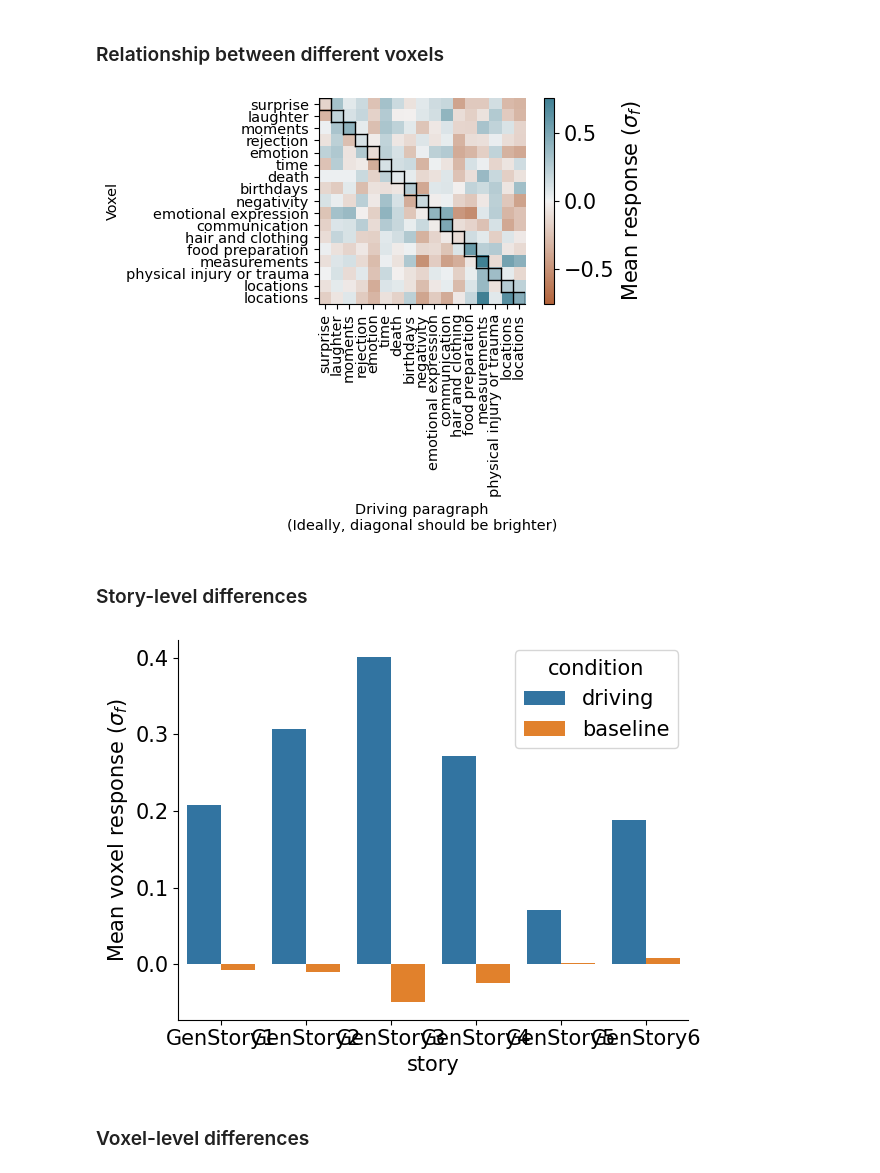
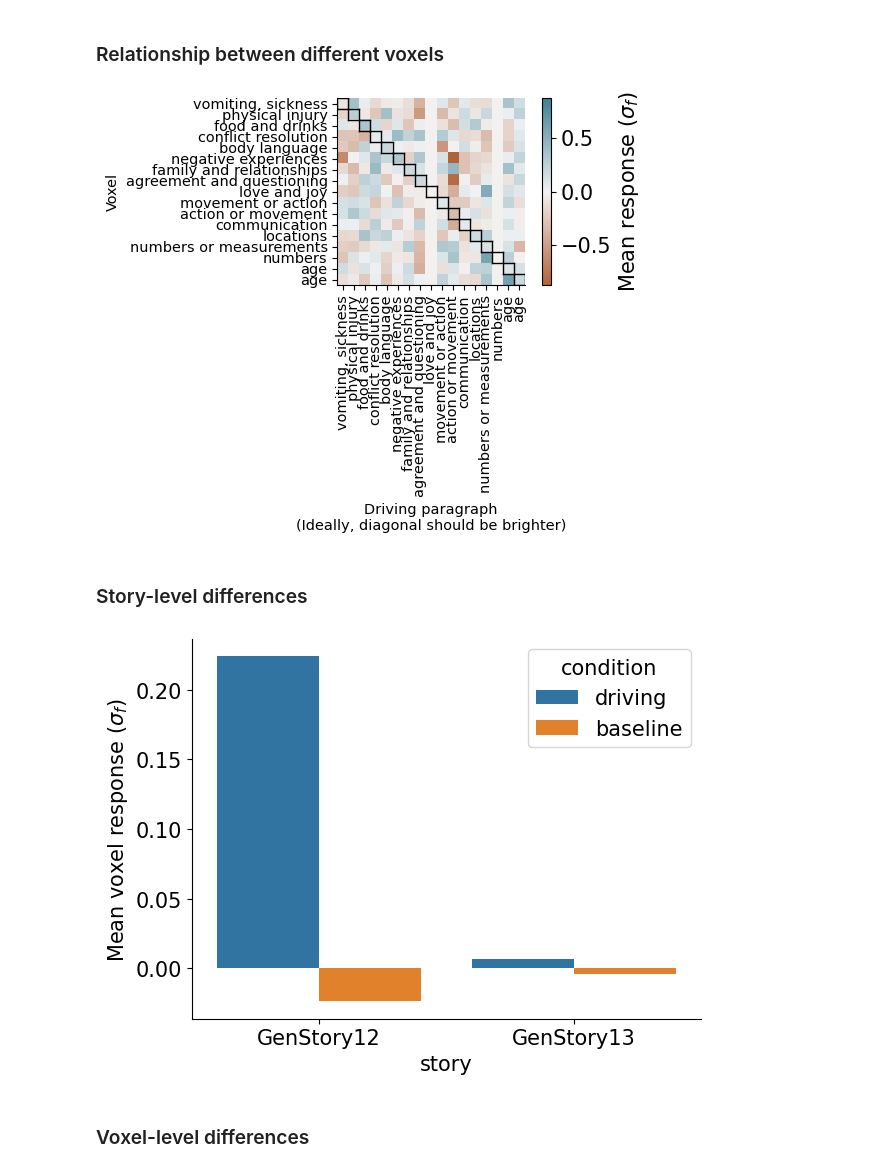
Before and after one commit to microsoft/automated-explanations, a Jupyter notebook: notebooks_stories/2_analyze_pilot/02_default.ipynb, the cells around one changed output. Cells and saved outputs as stored; diff of their text form; code cells hidden in the pictures.

```diff
--- a/notebooks_stories/2_analyze_pilot/02_default.ipynb
+++ b/notebooks_stories/2_analyze_pilot/02_default.ipynb
@@ -29,8 +29,8 @@ dvu.set_style()
 The autoreload extension is already loaded. To reload it, use:
   %reload_ext autoreload
 # %%
-pilot_name = 'pilot_story_data.pkl'
-# pilot_name = 'pilot3_story_data.pkl'
+# pilot_name = 'pilot_story_data.pkl'
+pilot_name = 'pilot3_story_data.pkl'
 
 stories_data_dict = joblib.load(
     join(sasc.config.RESULTS_DIR, pilot_name))
@@ -172,34 +172,28 @@ plt.show()
 # corr = pd.DataFrame(resps_voxels.T, columns=expls).corr().round(2)
 # sns.clustermap(corr)
 # %% [output]
-[figure, old version]
+[figure, new version]
 # %% [markdown]
 ### Story-level differences
 # %%
 use_clusters = False
 mats1 = mats[use_clusters]
 
 d = defaultdict(list)
 story_names = resp_np_files
 for i in range(len(mats1)):
     m = mats1[i]
     d['driving'].append(np.nanmean(np.diag(m)))
     d['baseline'].append(np.nanmean(m[~np.eye(m.shape[0], dtype=bool)]))
     d['story'].append(story_names[i].replace('.npy', ''))
+story_scores_df = pd.DataFrame.from_dict(d)
 
-df = pd.DataFrame.from_dict(d)
+joblib.dump(story_scores_df, join(RESULTS_DIR, 'processed',
+            pilot_name.replace('_story_data.pkl', '_default_story_scores.pkl')))
 
-# make barplot comparing driving and baseline
-df = df.melt(id_vars='story', value_vars=[
-             'driving', 'baseline'], var_name='condition', value_name='mean')
-df = df.sort_values(by='story')
-sns.barplot(data=df, x='story', y='mean', hue='condition')
-plt.ylabel('Mean voxel response ($\sigma_f$)')
-plt.savefig(join(RESULTS_DIR, 'figs/main',
-            pilot_name[:pilot_name.index('_')] + '_default_story_breakdown.pdf'))
-plt.show()
+sasc.viz.stories_barplot(story_scores_df)
 # %% [output]
-[figure, old version]
+[figure, new version]
 # %% [markdown]
 ### Voxel-level differences
 # %%
```
Also changed, not shown: parts of 1 cell of this notebook, 4 other files.
